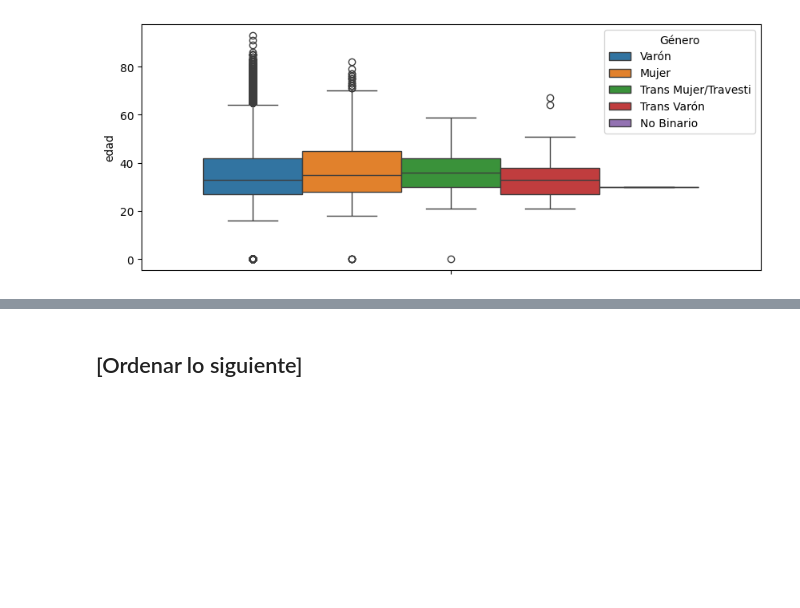
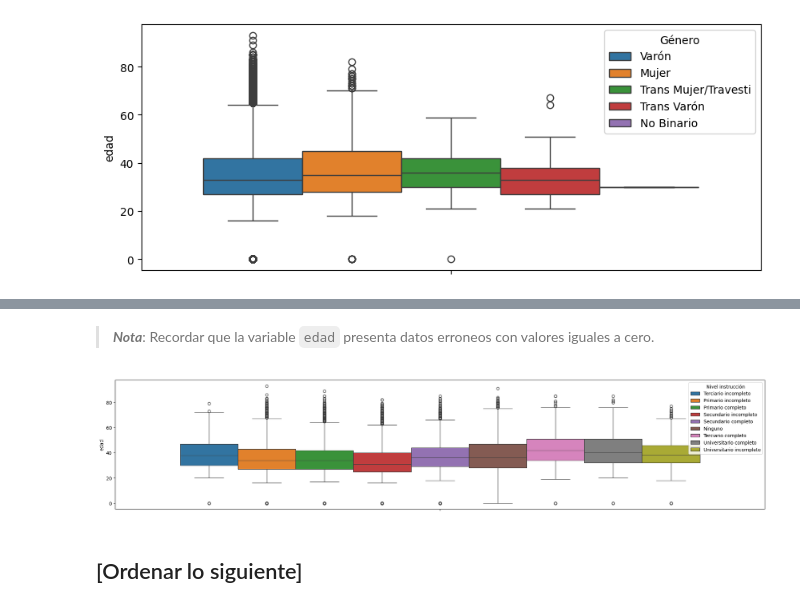
Before and after one commit to gasper-az/CEIA_Analisis_de_datos, a Jupyter notebook: trabajos_practicos/resolucion_tp_01/tp_01.ipynb, the cells around one changed output, grey strips where cells are left out. Saved outputs shown, nothing was run; the diff lists cells and outputs as text; code cells hidden in the pictures; blank space fills up the shorter version.

```diff
--- a/trabajos_practicos/resolucion_tp_01/tp_01.ipynb
+++ b/trabajos_practicos/resolucion_tp_01/tp_01.ipynb
@@ -1292,3 +1394,9 @@ graficar_boxplot(df_sneep_no_ids_csv, col="edad", col_division="genero_descripci
+# %% [markdown]
+> ***Nota***: Recordar que la variable `edad` presenta datos erroneos con valores iguales a cero.
+# %%
+graficar_boxplot(df_sneep_no_ids_csv, col="edad", col_division="nivel_instruccion_descripcion", titulo="Nivel instrucción", figsize=(25,5))
+# %% [output]
+[figure, added]
 # %% [markdown]
 ## [Ordenar lo siguiente]
 # %% [markdown]
```
Also changed, not shown: parts of 10 cells of this notebook.
